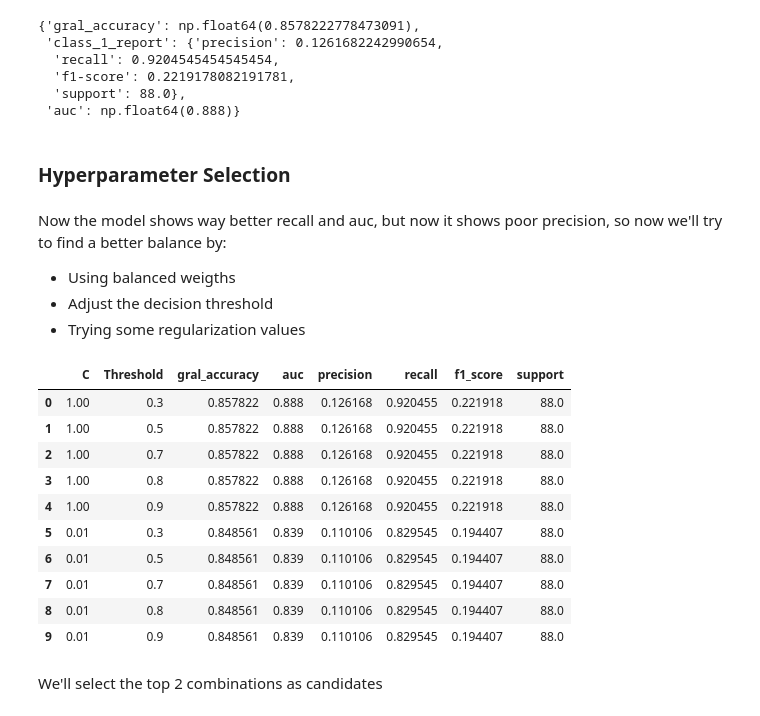
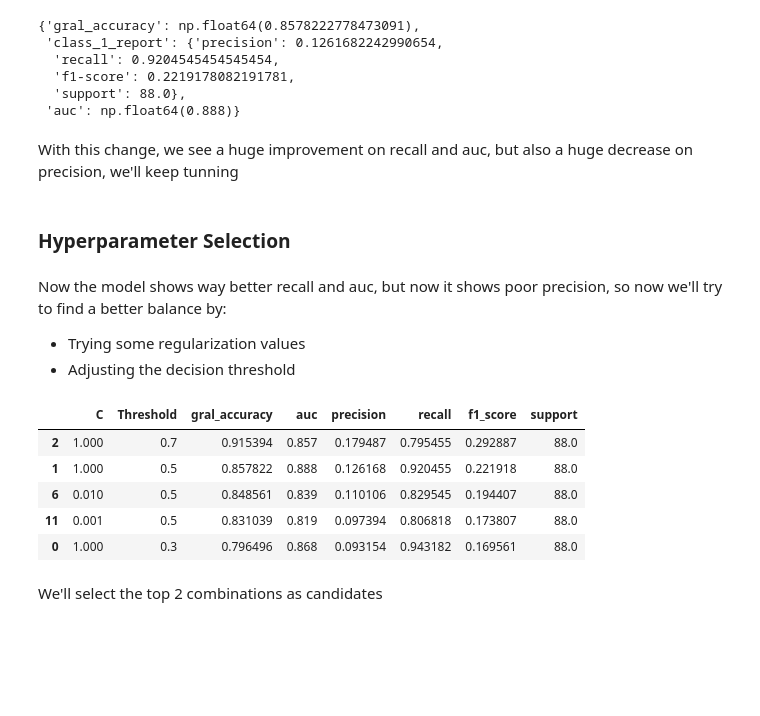
Before and after one commit to Maxkaizo/---_-ML-Zoomcamp-2024, a Jupyter notebook: 3_modeling.ipynb, the cells around one changed output. Drawn from its saved outputs; the diff is of its cells as text; code cells hidden in the pictures; blank space fills up the shorter version.

```diff
--- a/3_modeling.ipynb
+++ b/3_modeling.ipynb
@@ -208,12 +204,12 @@ def train(df_train, y_train, C=1.0,cw=None):
 # %% [markdown]
 Predict Function
 # %%
-def predict(df, dv, model):
+def predict(df, dv, model,t):
     dict = df.to_dict(orient='records')
 
     X = dv.transform(dict)
     y_pred = model.predict_proba(X)[:, 1]
-    dropout_prediction = (y_pred >= 0.5)
+    dropout_prediction = (y_pred >= t)
 
     return y_pred, dropout_prediction
 # %%
@@ -255,6 +251,6 @@ Our first improvement is to apply balanced weights, this technique apply deals w
 # %%
 dv, model = train(df_train, y_train, C=1.0,cw="balanced")
-y_pred, dropout_prediction = predict(df_val, dv, model)
+y_pred, dropout_prediction = predict(df_val, dv, model,t=0.5)
 eval_metrics(y_val, dropout_prediction)
 # %% [output]
 {'gral_accuracy': np.float64(0.8578222778473091),
@@ -263,13 +259,14 @@ eval_metrics(y_val, dropout_prediction)
   'f1-score': 0.2219178082191781,
   'support': 88.0},
  'auc': np.float64(0.888)}
+# %% [markdown]
+With this change, we see a huge improvement on recall and auc, but also a huge decrease on precision, we'll keep tunning
 # %% [markdown]
 ### Hyperparameter Selection
 # %% [markdown]
 Now the model shows way better recall and auc, but now it shows poor precision, so now we'll try to find a better balance by:
-- Using balanced weigths
-- Adjust the decision threshold
 - Trying some regularization values
+- Adjusting the decision threshold
 # %%
 c_values = [1.0, 0.01, 0.001, 0.0001, 0.00001]
 thresholds = [0.3, 0.5, 0.7, 0.8, 0.9]
@@ -279,7 +276,7 @@ eval_metrics_dict = []
 for c in c_values:
     for t in thresholds:
         dv, model = train(df_train, y_train, C=c, cw="balanced")
-        y_pred, dropout_prediction = predict(df_val, dv, model)
+        y_pred, dropout_prediction = predict(df_val, dv, model,t=t)
 
         # Evalúa las métricas
         eval_metrics_result = eval_metrics(y_val, dropout_prediction)
@@ -312,19 +309,14 @@ for item in eval_metrics_dict:
 # Crear el DataFrame
 df_results = pd.DataFrame(rows)
 # %%
-df_results.head(10).sort_values(by='recall', ascending=False)
+df_results[df_results['recall'] > 0.75].sort_values(by='f1_score', ascending=False).head(5)
 # %% [output]
 |  | C | Threshold | gral_accuracy | auc | precision | recall | f1_score | support |
-| 0 | 1.00 | 0.3 | 0.857822 | 0.888 | 0.126168 | 0.920455 | 0.221918 | 88.0 |
-| 1 | 1.00 | 0.5 | 0.857822 | 0.888 | 0.126168 | 0.920455 | 0.221918 | 88.0 |
-| 2 | 1.00 | 0.7 | 0.857822 | 0.888 | 0.126168 | 0.920455 | 0.221918 | 88.0 |
-| 3 | 1.00 | 0.8 | 0.857822 | 0.888 | 0.126168 | 0.920455 | 0.221918 | 88.0 |
-| 4 | 1.00 | 0.9 | 0.857822 | 0.888 | 0.126168 | 0.920455 | 0.221918 | 88.0 |
-| 5 | 0.01 | 0.3 | 0.848561 | 0.839 | 0.110106 | 0.829545 | 0.194407 | 88.0 |
-| 6 | 0.01 | 0.5 | 0.848561 | 0.839 | 0.110106 | 0.829545 | 0.194407 | 88.0 |
-| 7 | 0.01 | 0.7 | 0.848561 | 0.839 | 0.110106 | 0.829545 | 0.194407 | 88.0 |
-| 8 | 0.01 | 0.8 | 0.848561 | 0.839 | 0.110106 | 0.829545 | 0.194407 | 88.0 |
-| 9 | 0.01 | 0.9 | 0.848561 | 0.839 | 0.110106 | 0.829545 | 0.194407 | 88.0 |
+| 2 | 1.000 | 0.7 | 0.915394 | 0.857 | 0.179487 | 0.795455 | 0.292887 | 88.0 |
+| 1 | 1.000 | 0.5 | 0.857822 | 0.888 | 0.126168 | 0.920455 | 0.221918 | 88.0 |
+| 6 | 0.010 | 0.5 | 0.848561 | 0.839 | 0.110106 | 0.829545 | 0.194407 | 88.0 |
+| 11 | 0.001 | 0.5 | 0.831039 | 0.819 | 0.097394 | 0.806818 | 0.173807 | 88.0 |
+| 0 | 1.000 | 0.3 | 0.796496 | 0.868 | 0.093154 | 0.943182 | 0.169561 | 88.0 |
 # %% [markdown]
 We'll select the top 2 combinations as candidates
 # %% [markdown]
```
Also changed, not shown: parts of 22 cells of this notebook, 5 other files.
